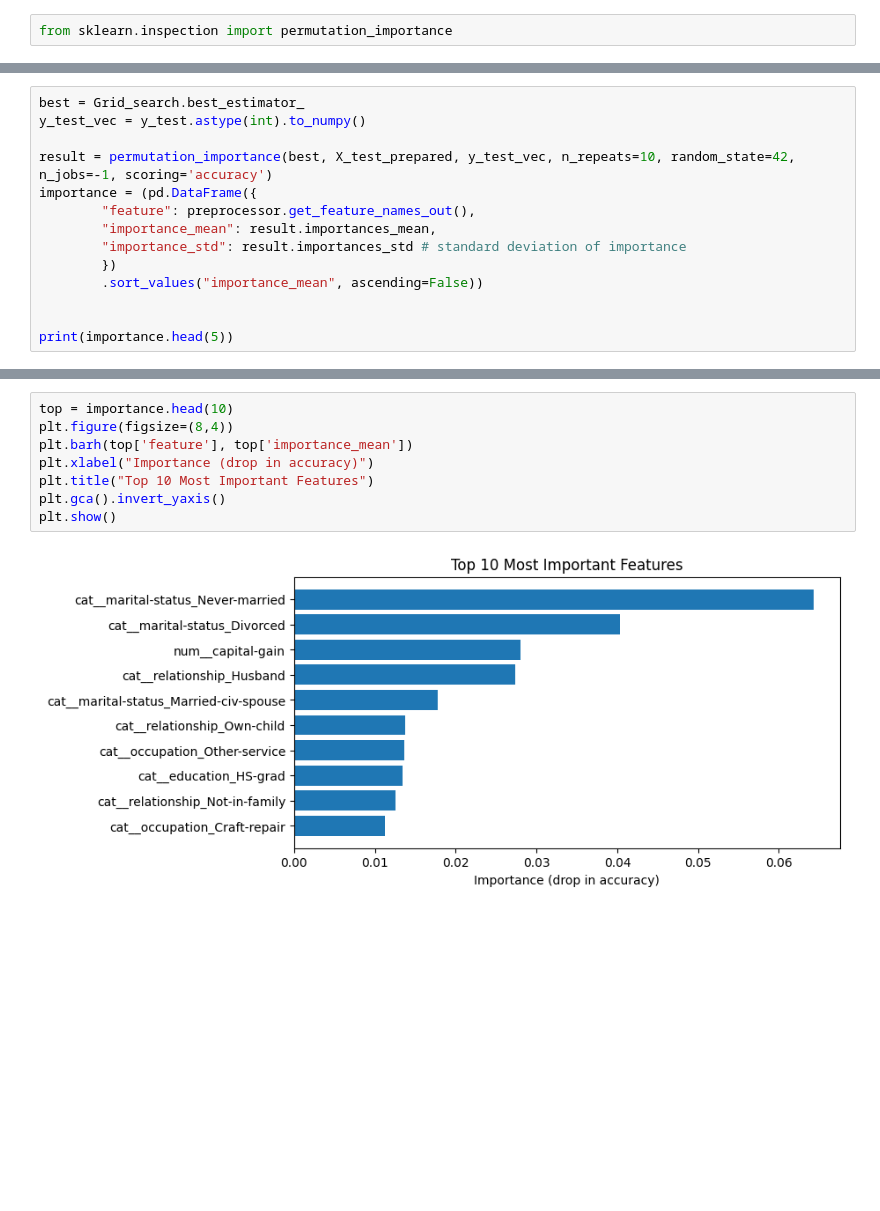
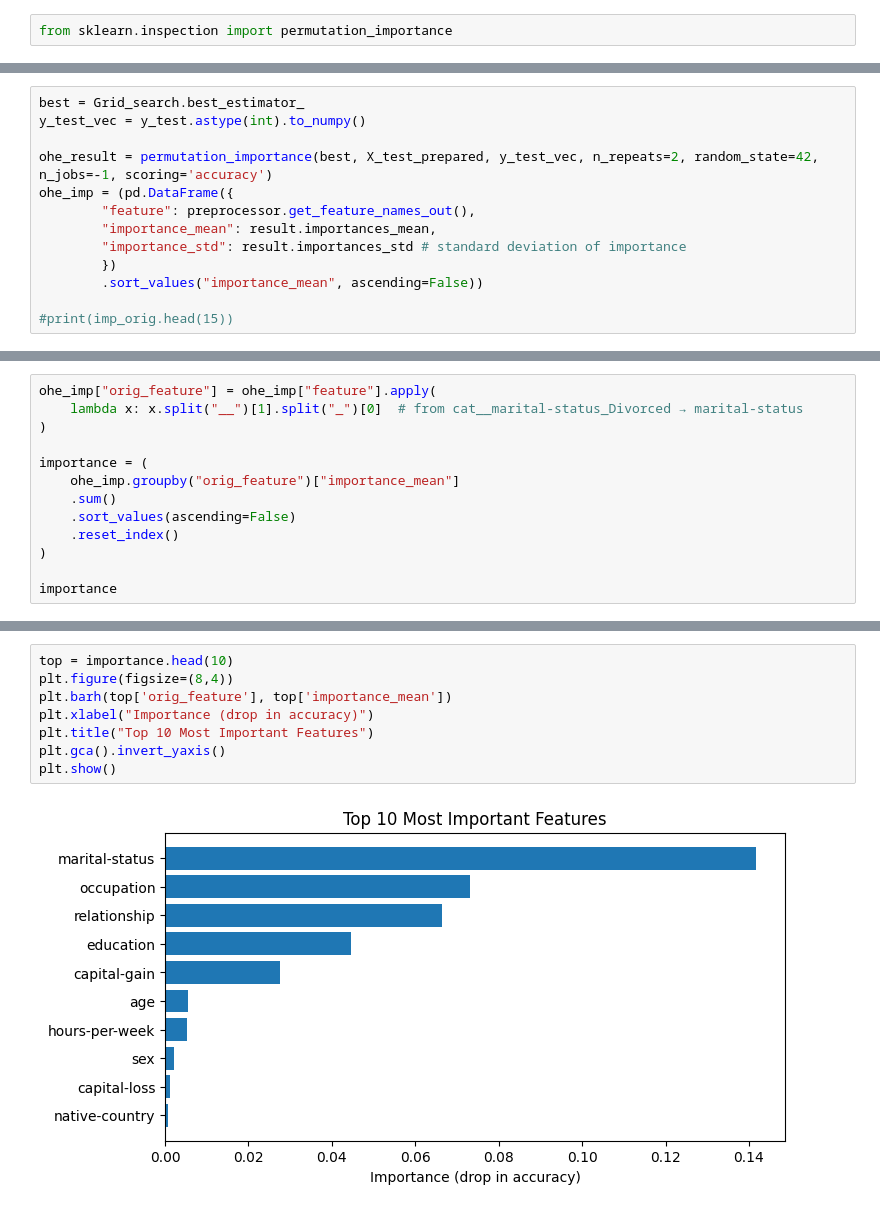
Before and after one commit to samirhendawi1/RSM8413GroupAssignment2_2025, a Jupyter notebook: PartOneAustinALT.ipynb, the cells around one changed output, grey strips where cells are left out. Saved outputs shown, nothing was run; the diff lists cells and outputs as text; blank space fills up the shorter version.

Commit message:
changes to graph

```diff
--- a/PartOneAustinALT.ipynb
+++ b/PartOneAustinALT.ipynb
@@ -226,15 +258,14 @@ Any object dtypes in X_test? True
 best = Grid_search.best_estimator_
 y_test_vec = y_test.astype(int).to_numpy()
 
-result = permutation_importance(best, X_test_prepared, y_test_vec, n_repeats=10, random_state=42, n_jobs=-1, scoring='accuracy')
-importance = (pd.DataFrame({
+ohe_result = permutation_importance(best, X_test_prepared, y_test_vec, n_repeats=2, random_state=42, n_jobs=-1, scoring='accuracy')
+ohe_imp = (pd.DataFrame({
         "feature": preprocessor.get_feature_names_out(),
         "importance_mean": result.importances_mean,
         "importance_std": result.importances_std # standard deviation of importance
         })
         .sort_values("importance_mean", ascending=False))
 
-
-print(importance.head(5))
+#print(imp_orig.head(15))
 # %% [output]
 157/157 - 0s - 1ms/step
@@ -246,0 +272,13 @@ print(importance.head(5))
+# %%
+ohe_imp["orig_feature"] = ohe_imp["feature"].apply(
+    lambda x: x.split("__")[1].split("_")[0]  # from cat__marital-status_Divorced → marital-status
+)
+
+importance = (
+    ohe_imp.groupby("orig_feature")["importance_mean"]
+    .sum()
+    .sort_values(ascending=False)
+    .reset_index()
+)
+
+importance
@@ -256,12 +309,12 @@ print(importance.tail(5))
 # %%
 top = importance.head(10)
 plt.figure(figsize=(8,4))
-plt.barh(top['feature'], top['importance_mean'])
+plt.barh(top['orig_feature'], top['importance_mean'])
 plt.xlabel("Importance (drop in accuracy)")
 plt.title("Top 10 Most Important Features")
 plt.gca().invert_yaxis()
 plt.show()
 # %% [output]
-[figure, old version]
+[figure, new version]
 # %%
 
```
Also changed, not shown: parts of 10 cells of this notebook.
